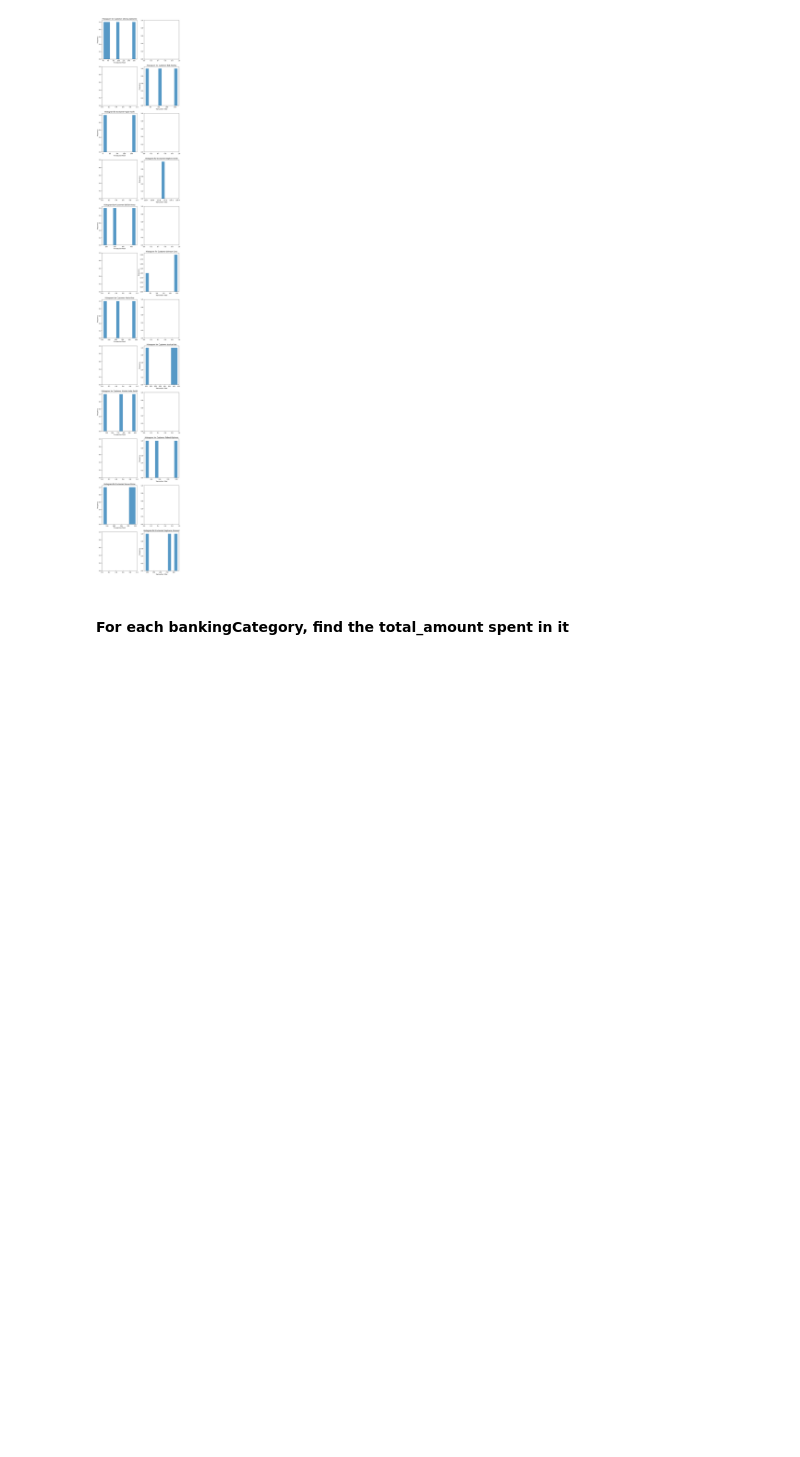
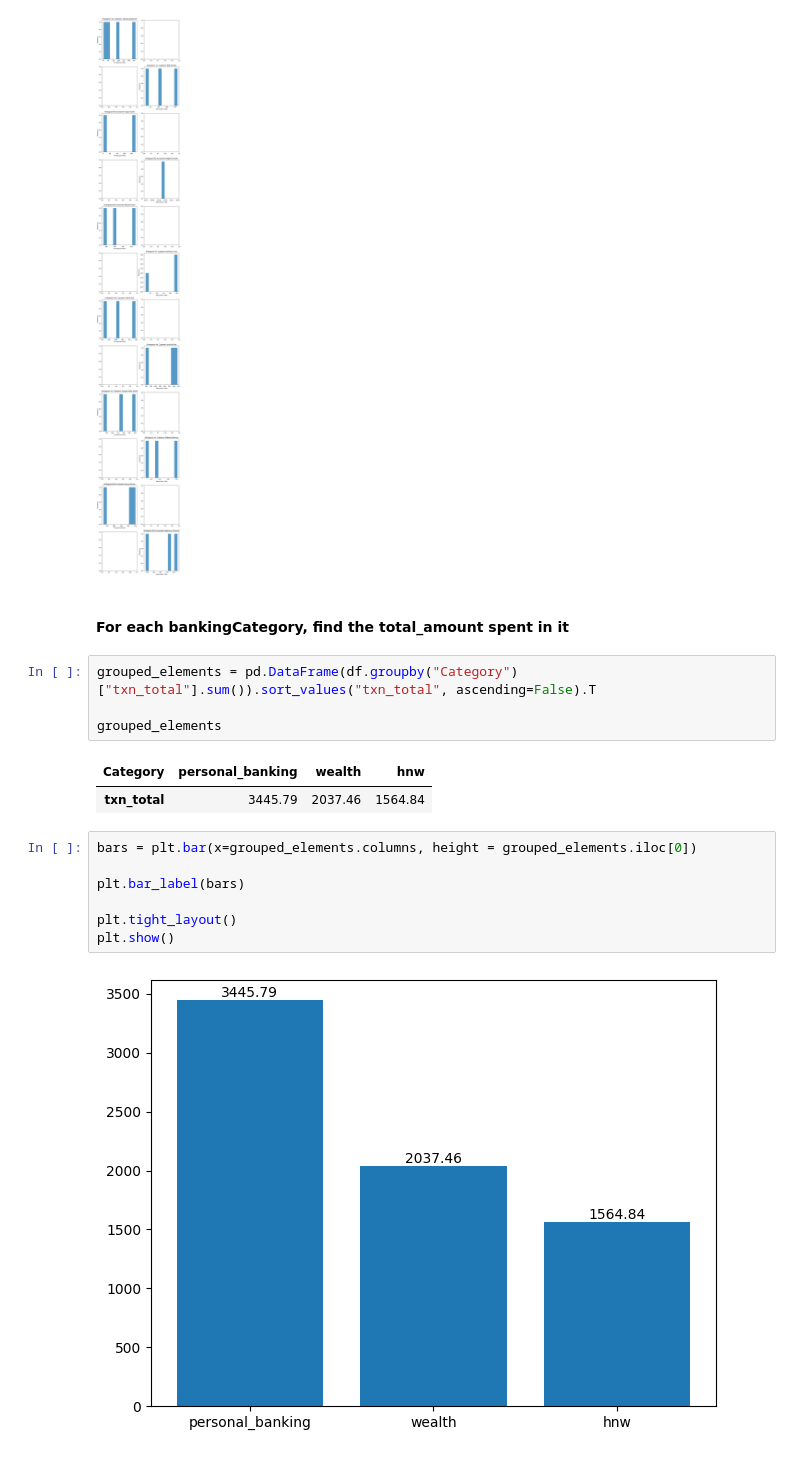
Before and after one commit to PrajwalLuitel/lambton_college_assessments, a Jupyter notebook: data_visualization/class_practice/week2.ipynb, the cells around one changed output. Cells and saved outputs as stored; diff of their text form; blank space fills up the shorter version.

Commit message:
bar chart

```diff
--- a/data_visualization/class_practice/week2.ipynb
+++ b/data_visualization/class_practice/week2.ipynb
@@ -71,4 +71,20 @@ for i, customer in enumerate(customers):
 [figure]
 # %% [markdown]
 #### For each bankingCategory, find the total_amount spent in it
+# %%
+grouped_elements = pd.DataFrame(df.groupby("Category")["txn_total"].sum()).sort_values("txn_total", ascending=False).T
+
+grouped_elements
+# %% [output]
+| Category | personal_banking | wealth | hnw |
+| txn_total | 3445.79 | 2037.46 | 1564.84 |
+# %%
+bars = plt.bar(x=grouped_elements.columns, height = grouped_elements.iloc[0])
+
+plt.bar_label(bars)
+
+plt.tight_layout()
+plt.show()
+# %% [output]
+[figure, added]
 # %%
```
Also changed, not shown: parts of 4 cells of this notebook.
